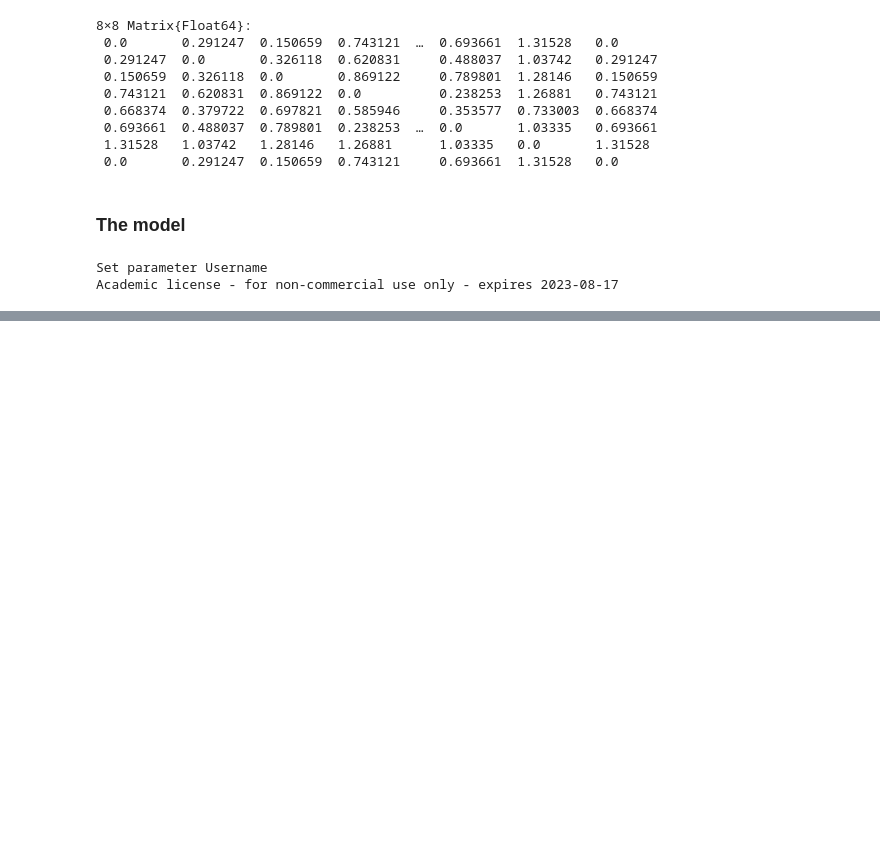
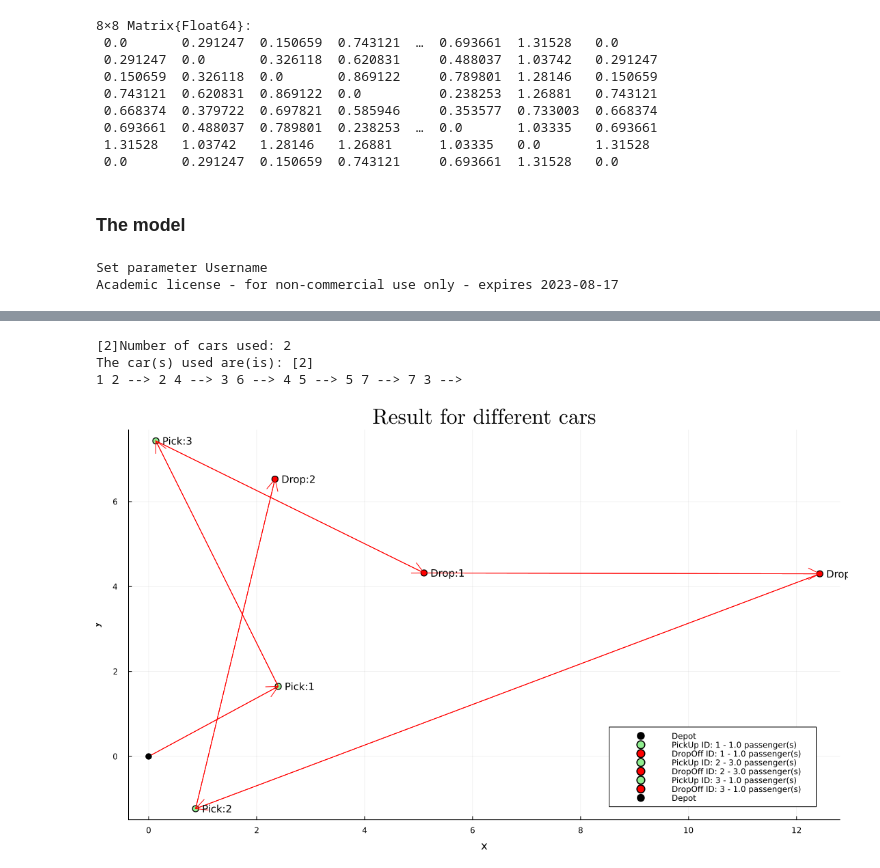
Before and after one commit to victor-radermecker/MIT-Shuttle-Service-Optimization-Project, a Jupyter notebook: src/model_one_bis.ipynb, the cells around one changed output, grey strips where cells are left out. Cells and saved outputs as stored; diff of their text form; code cells hidden in the pictures; blank space fills up the shorter version.

Commit message:
Data Cleaning Final

```diff
--- a/src/model_one_bis.ipynb
+++ b/src/model_one_bis.ipynb
@@ -162,0 +275,10 @@ User-callback calls 144, time in user-callback 0.00 sec
+# %%
+x_values = value.(x)
+w_values = round.(Int, value.(w))
+
+plot_route(data, x_values, w_values, [1100, 650])
+# %% [output]
+[2]Number of cars used: 2
+The car(s) used are(is): [2]
+1 2 --> 2 4 --> 3 6 --> 4 5 --> 5 7 --> 7 3 -->
+[figure, added]
```
Also changed, not shown: parts of 7 cells of this notebook.
